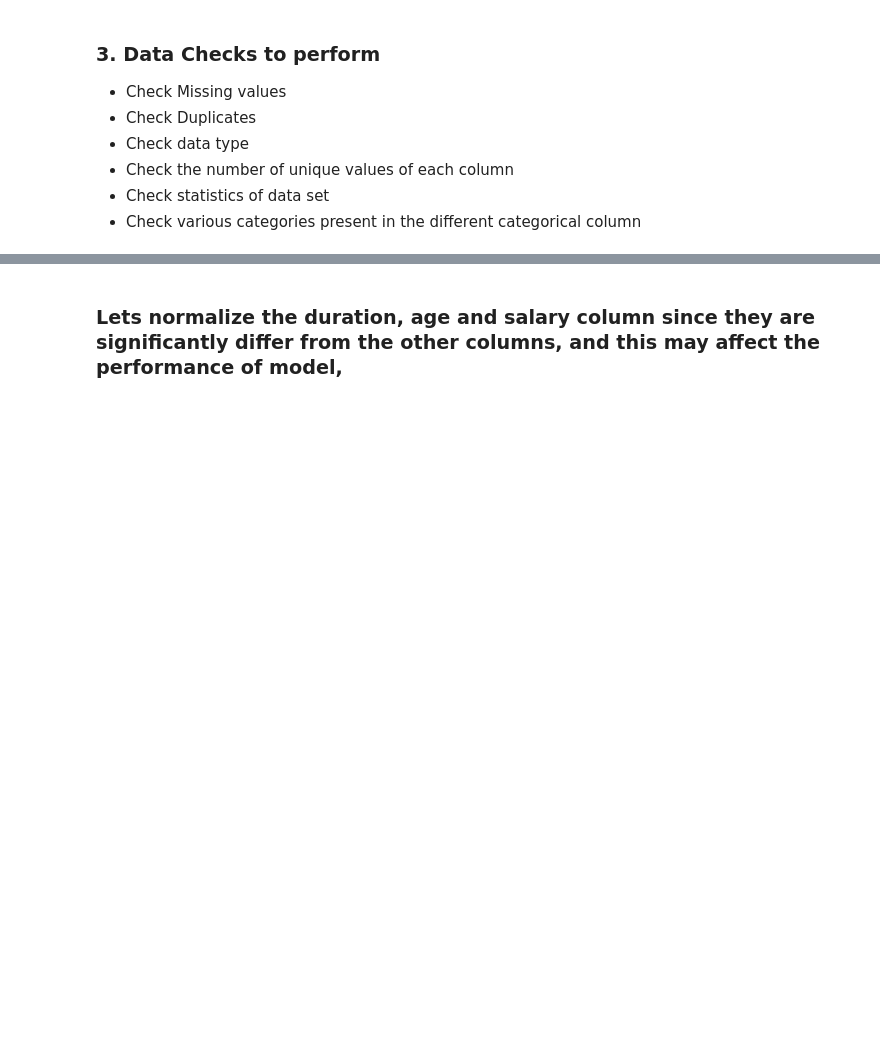
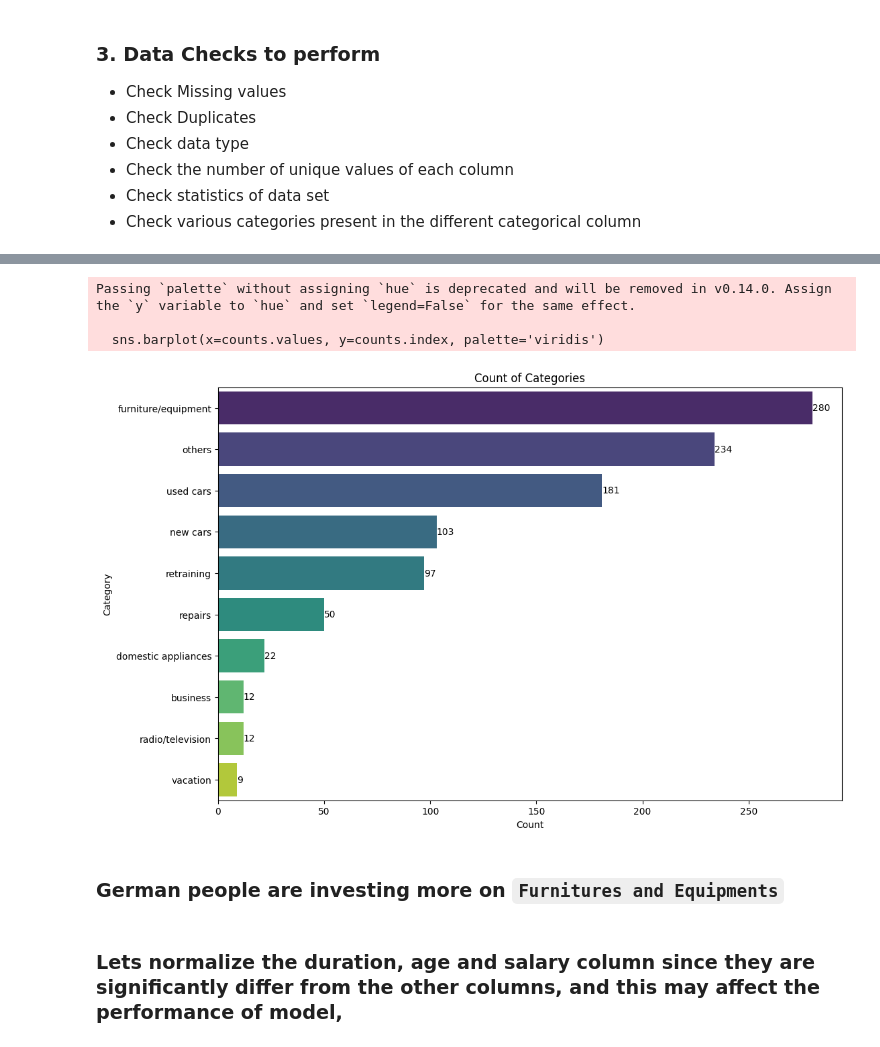
Before and after one commit to Suriya-Gurumoorthi/credit_risk_prediction, a Jupyter notebook: notebook/trails.ipynb, the cells around one changed output, grey strips where cells are left out. Saved outputs shown, nothing was run; the diff lists cells and outputs as text; code cells hidden in the pictures; blank space fills up the shorter version.

```diff
--- a/notebook/trails.ipynb
+++ b/notebook/trails.ipynb
@@ -149,3 +281,29 @@ plt.show()
+# %%
+counts = data['purpose'].value_counts().sort_values(ascending=False)
+
+labels = ['others', 'new cars', 'used cars', 'furniture/equipment', 'radio/television', 'domestic appliances', 'repairs', 'education', 'vacation', 'retraining', 'business']
+counts.index = [labels[i] for i in counts.index]
+
+plt.figure(figsize=(12, 8))
+sns.barplot(x=counts.values, y=counts.index, palette='viridis')
+
+
+for index, value in enumerate(counts.values):
+    plt.text(value, index, f'{value}', color='black', ha='left', va='center')
+
+
+plt.title('Count of Categories')
+plt.xlabel('Count')
+plt.ylabel('Category')
+
+plt.show()
+# %% [output]
+Passing `palette` without assigning `hue` is deprecated and will be removed in v0.14.0. Assign the `y` variable to `hue` and set `legend=False` for the same effect.
+
+  sns.barplot(x=counts.values, y=counts.index, palette='viridis')
+[figure, added]
+# %% [markdown]
+### German people are investing more on `Furnitures and Equipments`
 # %%
 data_scaled = data.copy()
 # %% [markdown]
```
Also changed, not shown: parts of 42 cells of this notebook, 4 other files.
